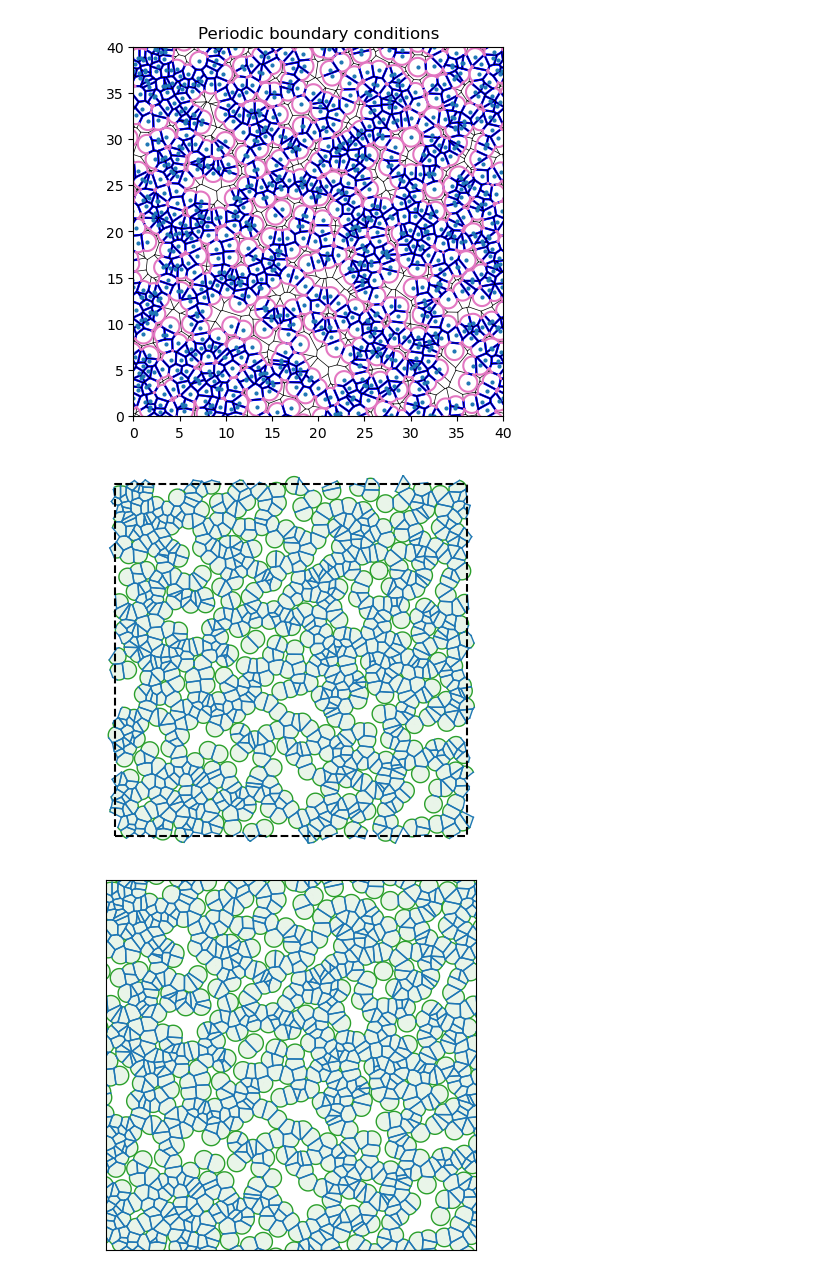
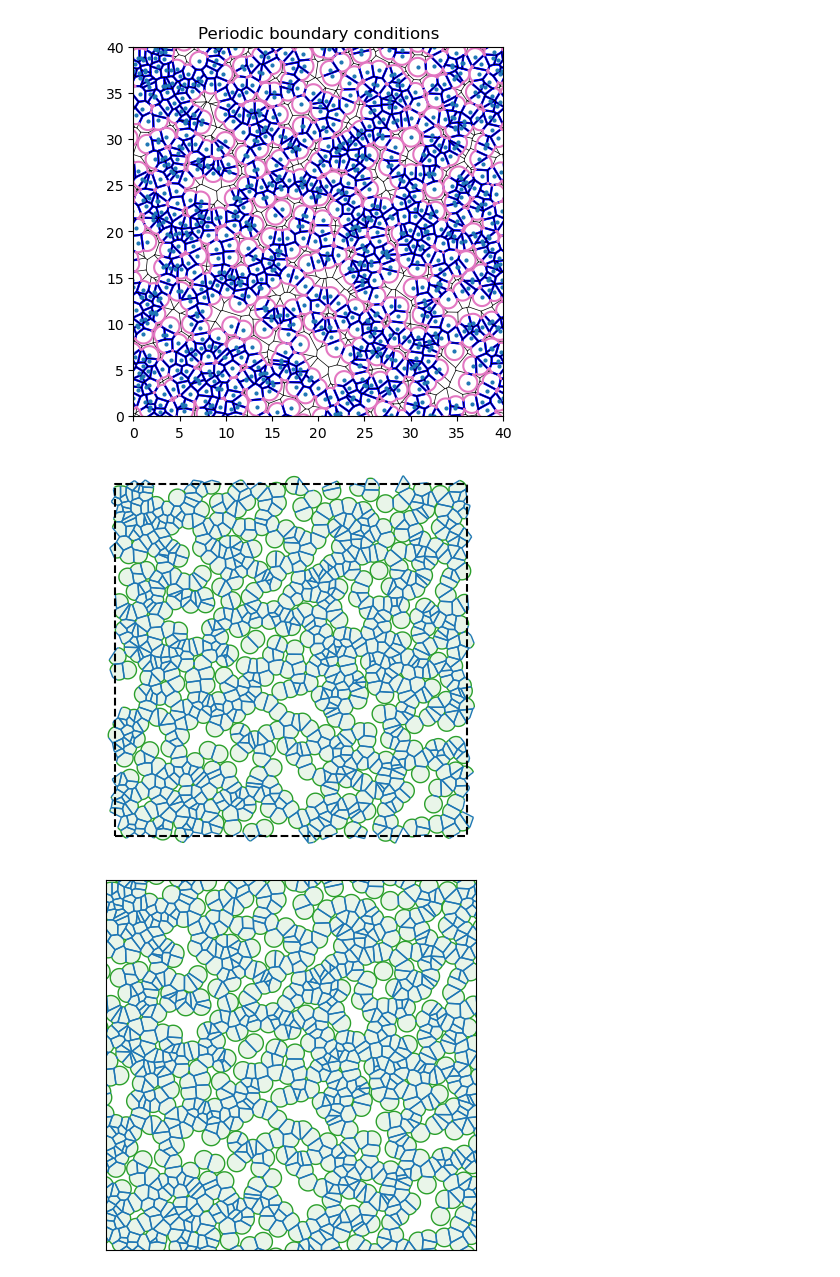
Before and after one commit to pyafv/assets, a Jupyter notebook: jupyter/periodic_plotting.ipynb, the cells around one changed output. Cells and saved outputs as stored; diff of their text form; code cells hidden in the pictures.

Commit message:
:zap: Add vectorized custom plotting functions

```diff
--- a/jupyter/periodic_plotting.ipynb
+++ b/jupyter/periodic_plotting.ipynb
@@ -195,20 +311,20 @@ def custom_plot_2d(pts: np.ndarray, diag: dict, r: float, ax=None):
 # %%
 diag = sim.build()
 
 # Plot the first N cells
 fig, ax = plt.subplots(dpi=100)
-ax = custom_plot_2d(pts, diag, radius)
+ax = custom_plot_2d_fast(pts, diag, radius)
 ax.tick_params(axis='both', length=0, labelbottom=False, labelleft=False)
 ax.axis('off')   # <- hides ticks, labels, and spines
 
 ax.plot([0, L, L, 0, 0], [0, 0, L, L, 0], 'k--')
 ax.set_xlim(-radius, L+radius)
 ax.set_ylim(-radius, L+radius)
 # plt.savefig('pbc.png', dpi=300, bbox_inches='tight')
 
 plt.show()
 # %% [output]
-[figure, old version]
+[figure, new version]
 # %%
 # Plot all cells
 fig, ax = plt.subplots(dpi=100)
```
Also changed, not shown: parts of 2 cells of this notebook, 4 other files.
